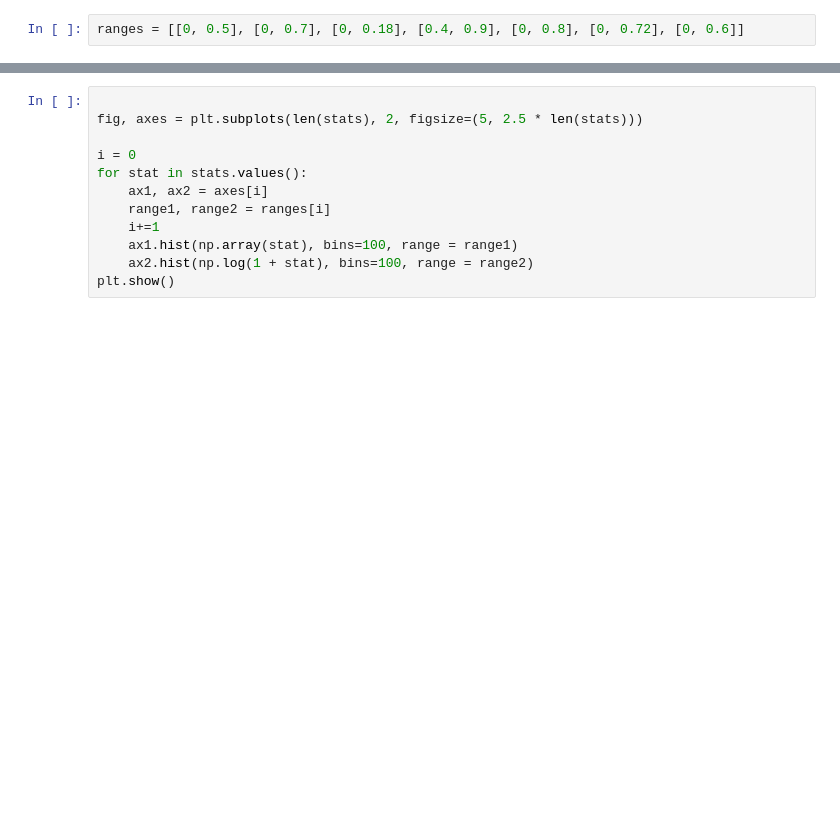
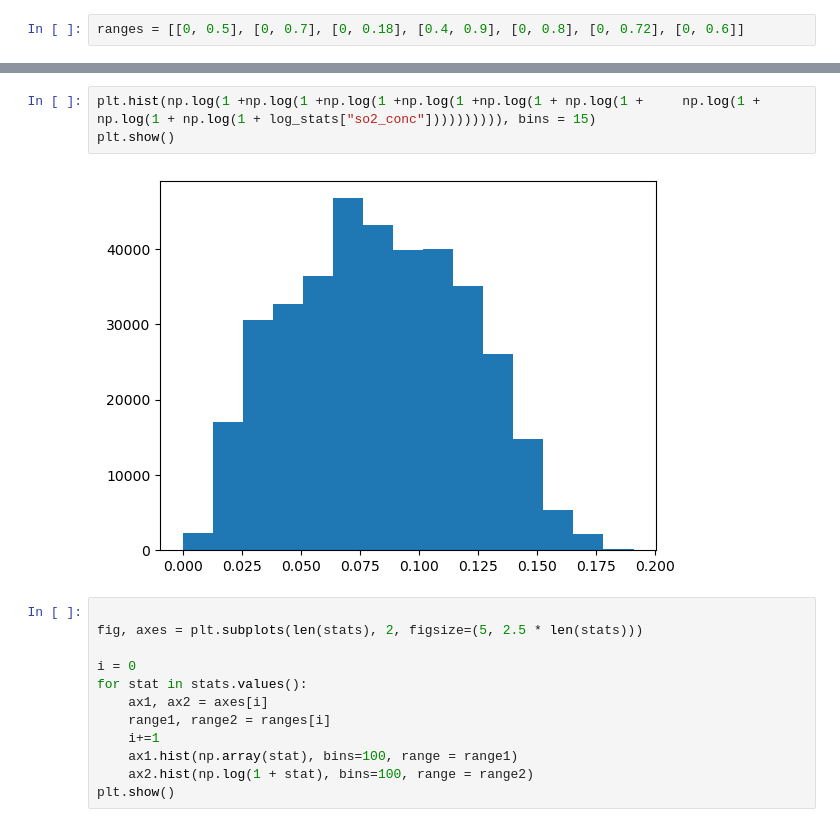
Before and after one commit to ItyTell/Modeling-the-distribution-of-harmful-emissions-in-the-atmosphere, a Jupyter notebook: main.ipynb, the cells around one changed output, grey strips where cells are left out. Saved outputs shown, nothing was run; the diff lists cells and outputs as text; blank space fills up the shorter version.

```diff
--- a/main.ipynb
+++ b/main.ipynb
@@ -212,3 +228,8 @@ plt.show()
+# %%
+plt.hist(np.log(1 +np.log(1 +np.log(1 +np.log(1 +np.log(1 + np.log(1 +     np.log(1 + np.log(1 + np.log(1 + log_stats["so2_conc"]))))))))), bins = 15)
+plt.show()
+# %% [output]
+[figure, added]
 # %%
 
 fig, axes = plt.subplots(len(stats), 2, figsize=(5, 2.5 * len(stats)))
```
Also changed, not shown: parts of 6 cells of this notebook.
